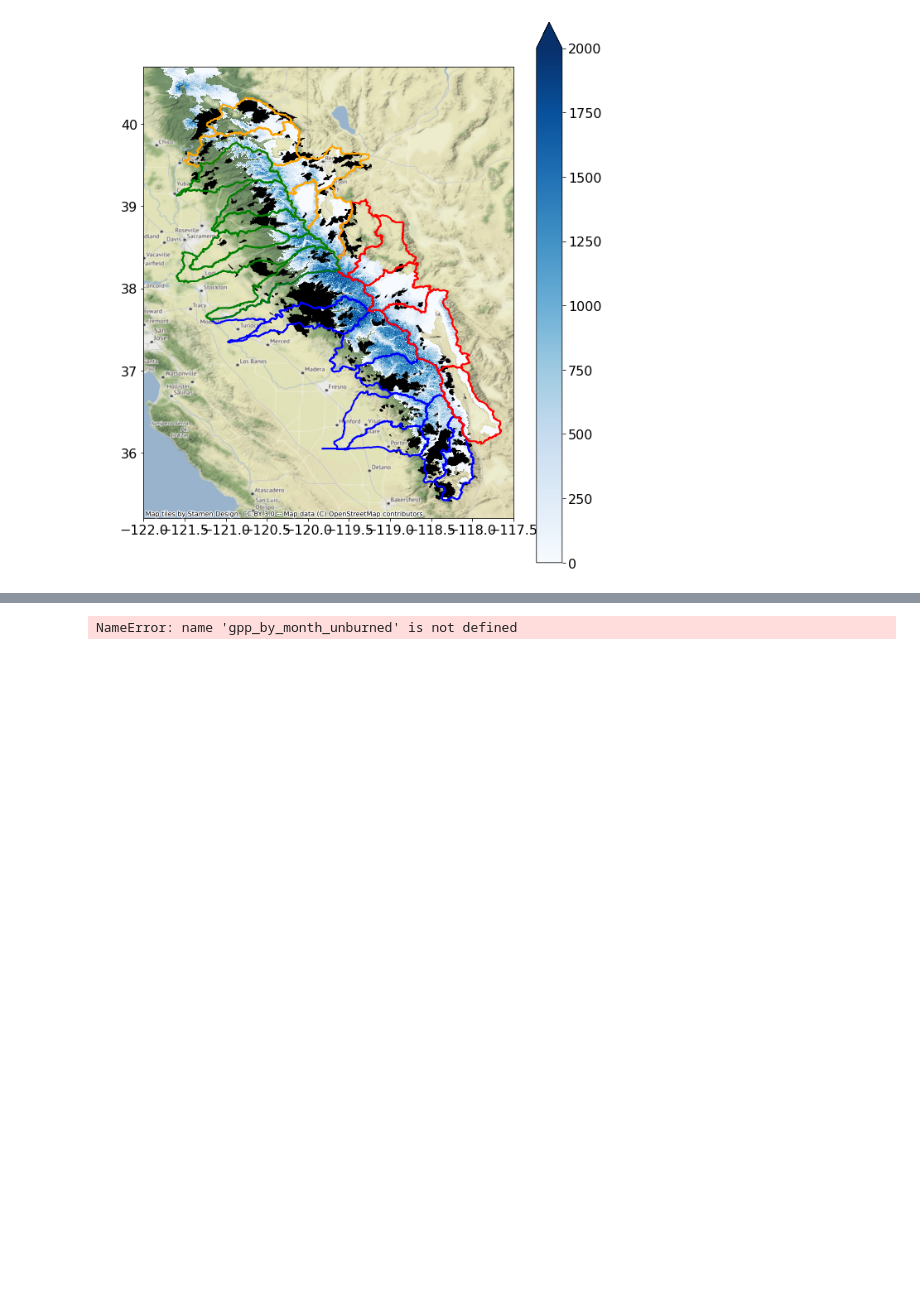
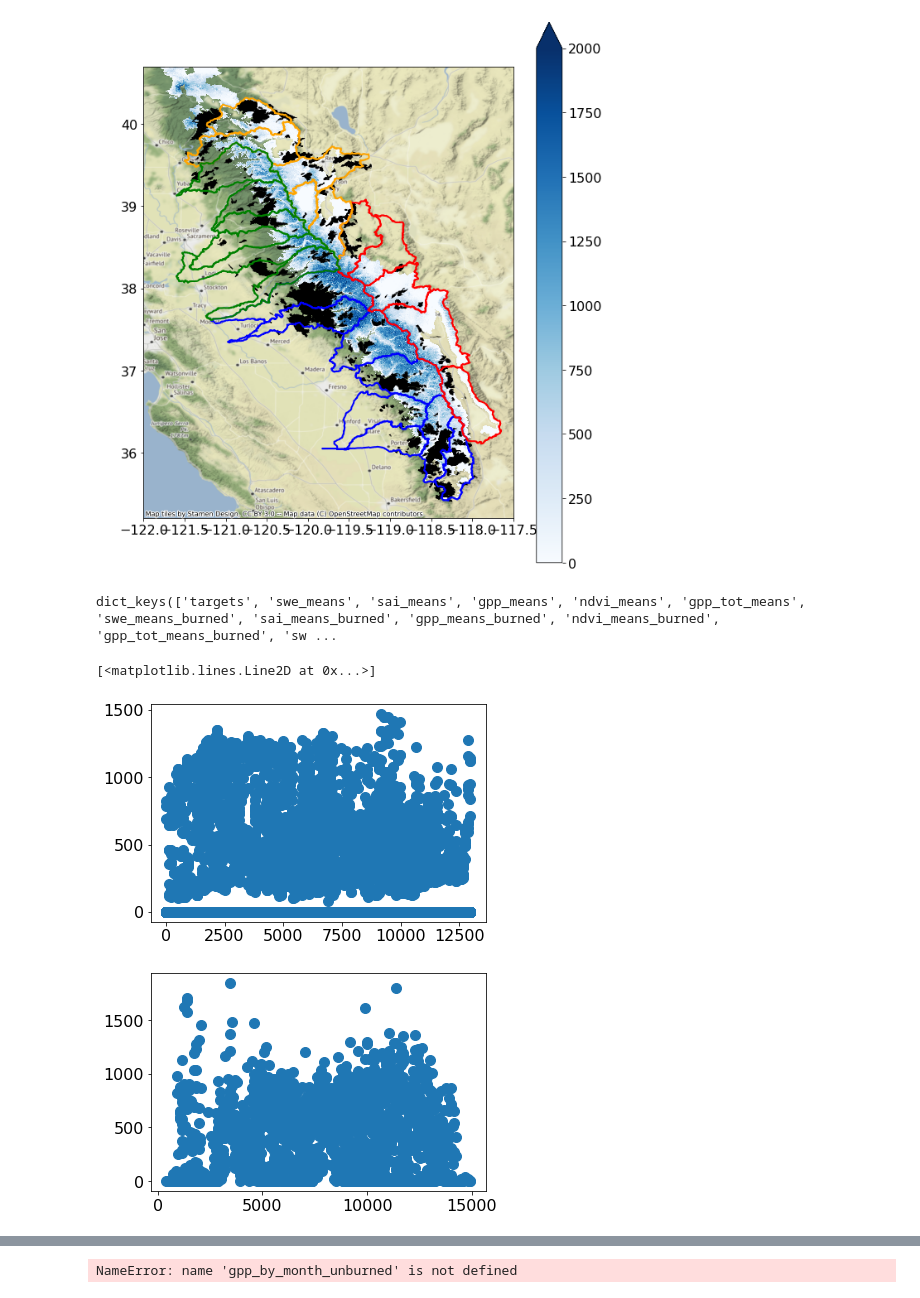
Before and after one commit to mariannecowherd/pe_snow_fires, a Jupyter notebook: scripts/avhrr_ndvi.ipynb, the cells around one changed output, grey strips where cells are left out. Cells and saved outputs as stored; diff of their text form; code cells hidden in the pictures; blank space fills up the shorter version.

```diff
--- a/scripts/avhrr_ndvi.ipynb
+++ b/scripts/avhrr_ndvi.ipynb
@@ -405,0 +463,24 @@ def plot_linear_four(xvar,yvar):
+# %%
+data.keys()
+# %% [output]
+dict_keys(['targets', 'swe_means', 'sai_means', 'gpp_means', 'ndvi_means', 'gpp_tot_means', 'swe_means_burned', 'sai_means_burned', 'gpp_means_burned', 'ndvi_means_burned', 'gpp_tot_means_burned', 'sw ...
+# %%
+fn = data_dir + 'modis_clip/modis_clip_'+str(10)+'_'+str(10)+'.tif'
+tmp = rxr.open_rasterio(fn)
+clipped = tmp.rio.clip(sn_watersheds.geometry,all_touched=True)
+clipped[np.where(clipped>5000)] = np.nan
+# clipped[np.where(clipped==0)] = np.nan
+
+swe = rxr.open_rasterio(data_dir + 'max_swe/max_swe'+str(2010)+'.tif')
+swe = swe.rio.write_crs(sj.crs)
+swe_clipped = swe.rio.clip(sn_watersheds.geometry,all_touched=True,from_disk=False)
+swe_clipped = swe_clipped.rio.set_nodata(np.nan)
+swe2 = rxr.open_rasterio('max_swe_rp.tif')
+fig,ax = plt.subplots()
+ax.plot(clipped.values.flatten(),'o')
+fig,ax = plt.subplots()
+ax.plot(swe2.values.flatten(),'o')
+# %% [output]
+[<matplotlib.lines.Line2D at 0x...>]
+[figure, added]
+[figure, added]
```
Also changed, not shown: parts of 11 cells of this notebook.
